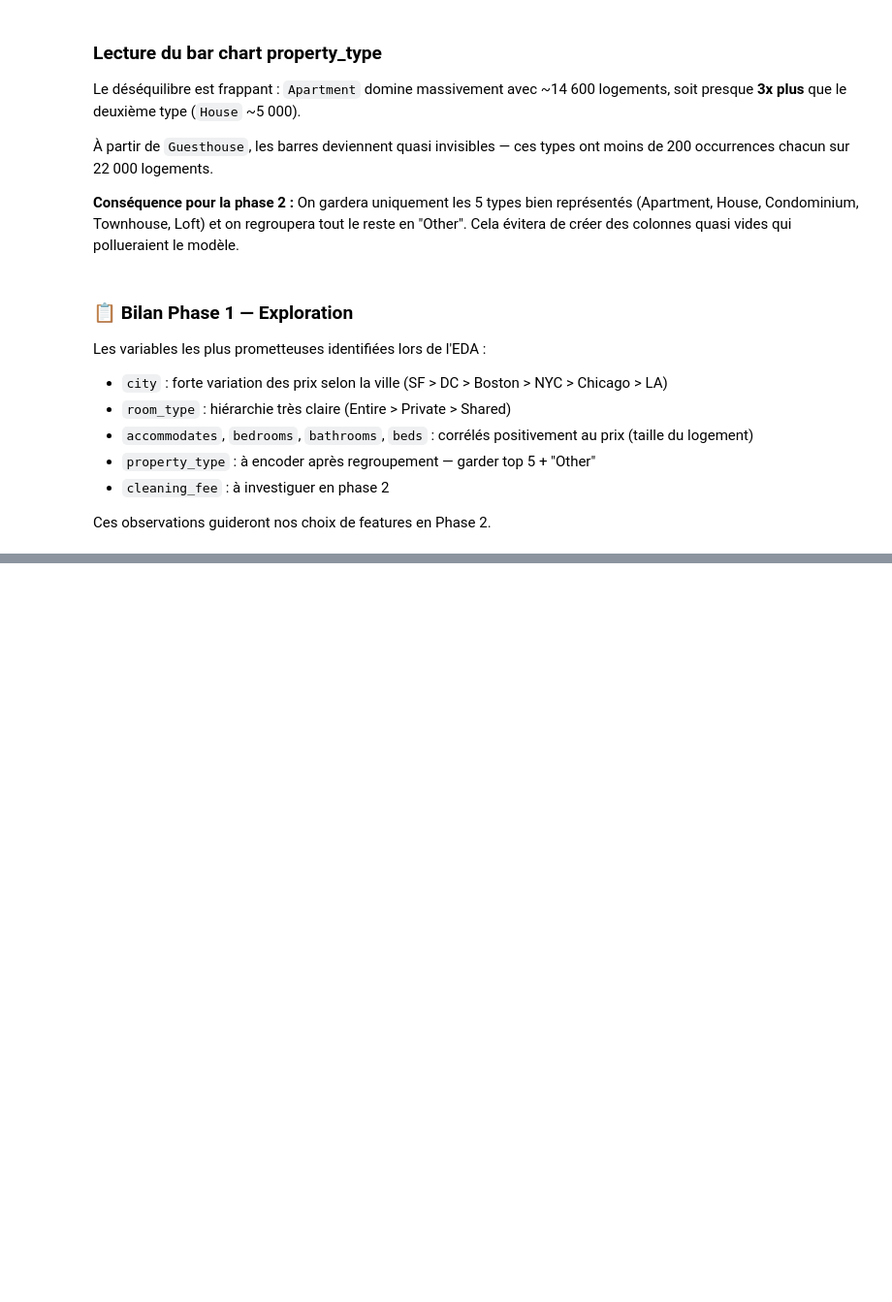
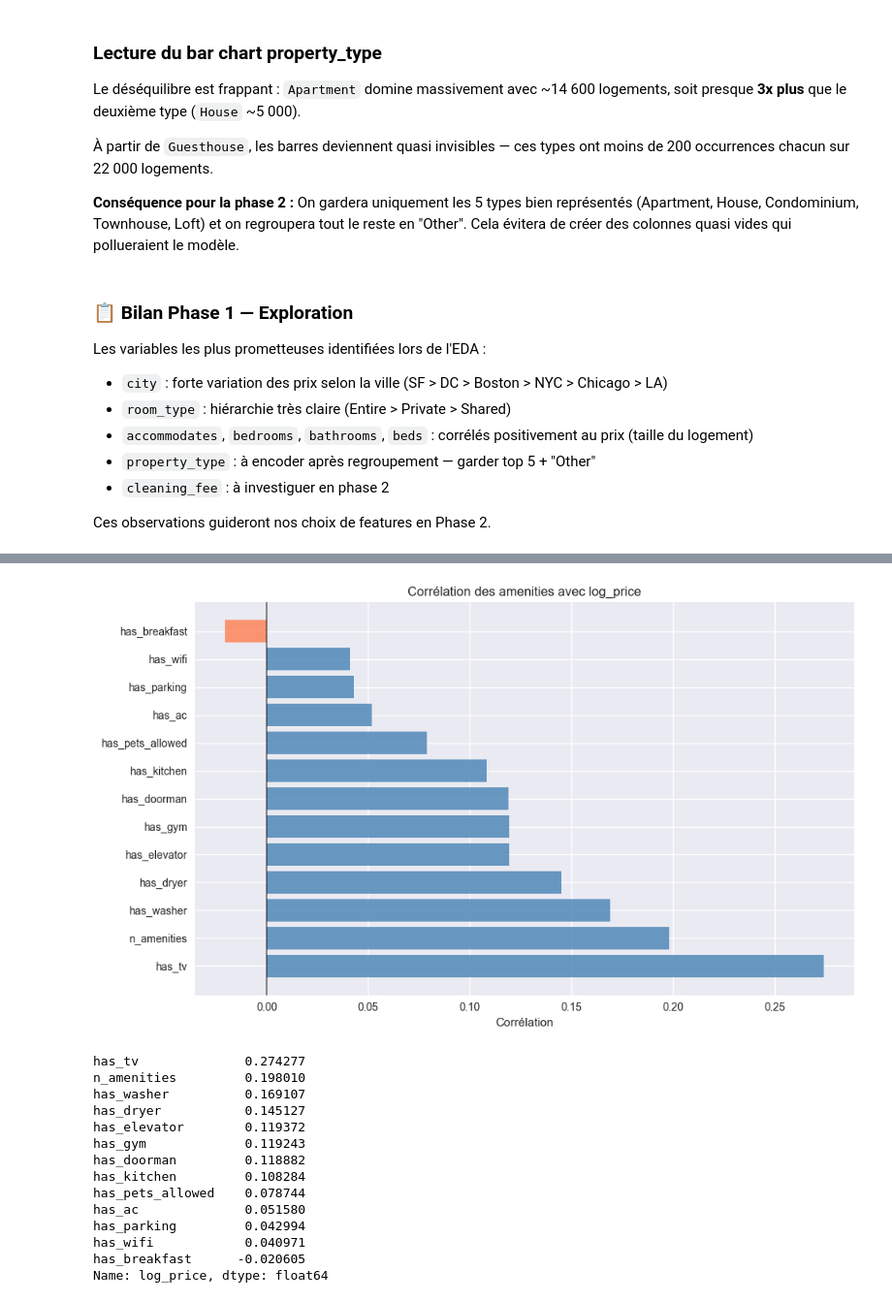
Before and after one commit to GingaShift/airbnb-price-oracle, a Jupyter notebook: notebooks/airbnb_price_oracle.ipynb, the cells around one changed output, grey strips where cells are left out. Shown at 97% size. Cells and saved outputs as stored; diff of their text form; code cells hidden in the pictures; blank space fills up the shorter version.

Commit message:
phase 2 : done

```diff
--- a/notebooks/airbnb_price_oracle.ipynb
+++ b/notebooks/airbnb_price_oracle.ipynb
@@ -520,0 +527,4 @@ Ces observations guideront nos choix de features en Phase 2.
+# %%
+# On part de train_clean et test_clean de la phase 1
+train_fe = train_clean.copy()
+test_fe  = test_clean.copy()
@@ -520,0 +617,17 @@ Ces observations guideront nos choix de features en Phase 2.
+# %%
+import re
+
+def parse_amenities(amenities_str):
+    """Convertit la string brute en liste propre d'équipements"""
+    if pd.isna(amenities_str):
+        return []
+    # Supprime les accolades et les guillemets
+    cleaned = re.sub(r'[{}""]', '', amenities_str)
+    # Sépare par virgule et nettoie les espaces
+    items = [item.strip().lower() for item in cleaned.split(',')]
+    return [item for item in items if item]  # supprime les items vides
+
+# Test sur un exemple
+exemple = train_fe['amenities'].iloc[0]
+print("Brut :", exemple[:100])
+print("Parsé :", parse_amenities(exemple))
@@ -520,0 +695,34 @@ Ces observations guideront nos choix de features en Phase 2.
+# %%
+# Corrélation de chaque amenity avec log_price
+amenity_cols_all = amenity_cols + ['n_amenities']
+corr_amenities = train_fe[amenity_cols_all + ['log_price']].corr()['log_price']
+corr_amenities = corr_amenities.drop('log_price').sort_values(ascending=False)
+
+fig, ax = plt.subplots(figsize=(10, 6))
+colors = ['steelblue' if v > 0 else 'coral' for v in corr_amenities.values]
+ax.barh(corr_amenities.index, corr_amenities.values, color=colors, alpha=0.8)
+ax.set_title('Corrélation des amenities avec log_price')
+ax.set_xlabel('Corrélation')
+ax.axvline(x=0, color='black', linewidth=0.8)
+
+plt.tight_layout()
+plt.savefig('../outputs/amenities_correlation.png', dpi=150, bbox_inches='tight')
+plt.show()
+
+print(corr_amenities)
+# %% [output]
+[figure, added]
+has_tv              0.274277
+n_amenities         0.198010
+has_washer          0.169107
+has_dryer           0.145127
+has_elevator        0.119372
+has_gym             0.119243
+has_doorman         0.118882
+has_kitchen         0.108284
+has_pets_allowed    0.078744
+has_ac              0.051580
+has_parking         0.042994
+has_wifi            0.040971
+has_breakfast      -0.020605
+Name: log_price, dtype: float64
```
Also changed, not shown: parts of 25 cells of this notebook, 2 other files.
